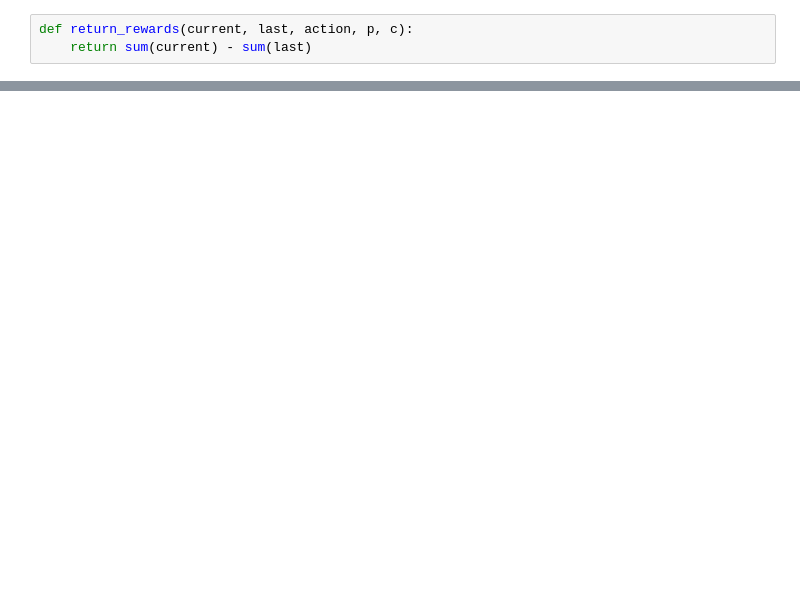
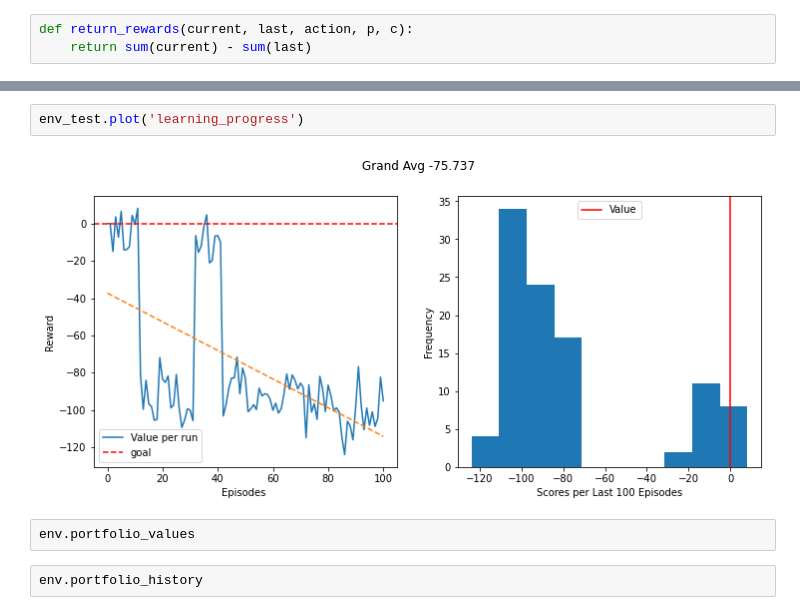
Before and after one commit to kew96/MicroPriceTradingRL, a Jupyter notebook: SAC.ipynb, the cells around one changed output, grey strips where cells are left out. Saved outputs shown, nothing was run; the diff lists cells and outputs as text; blank space fills up the shorter version.

```diff
--- a/SAC.ipynb
+++ b/SAC.ipynb
@@ -94,0 +116,8 @@ env_test.plot('summarize_decisions')
+# %%
+env_test.plot('learning_progress')
+# %% [output]
+[figure, added]
+# %%
+env.portfolio_values
+# %%
+env.portfolio_history
```
Also changed, not shown: parts of 11 cells of this notebook.
